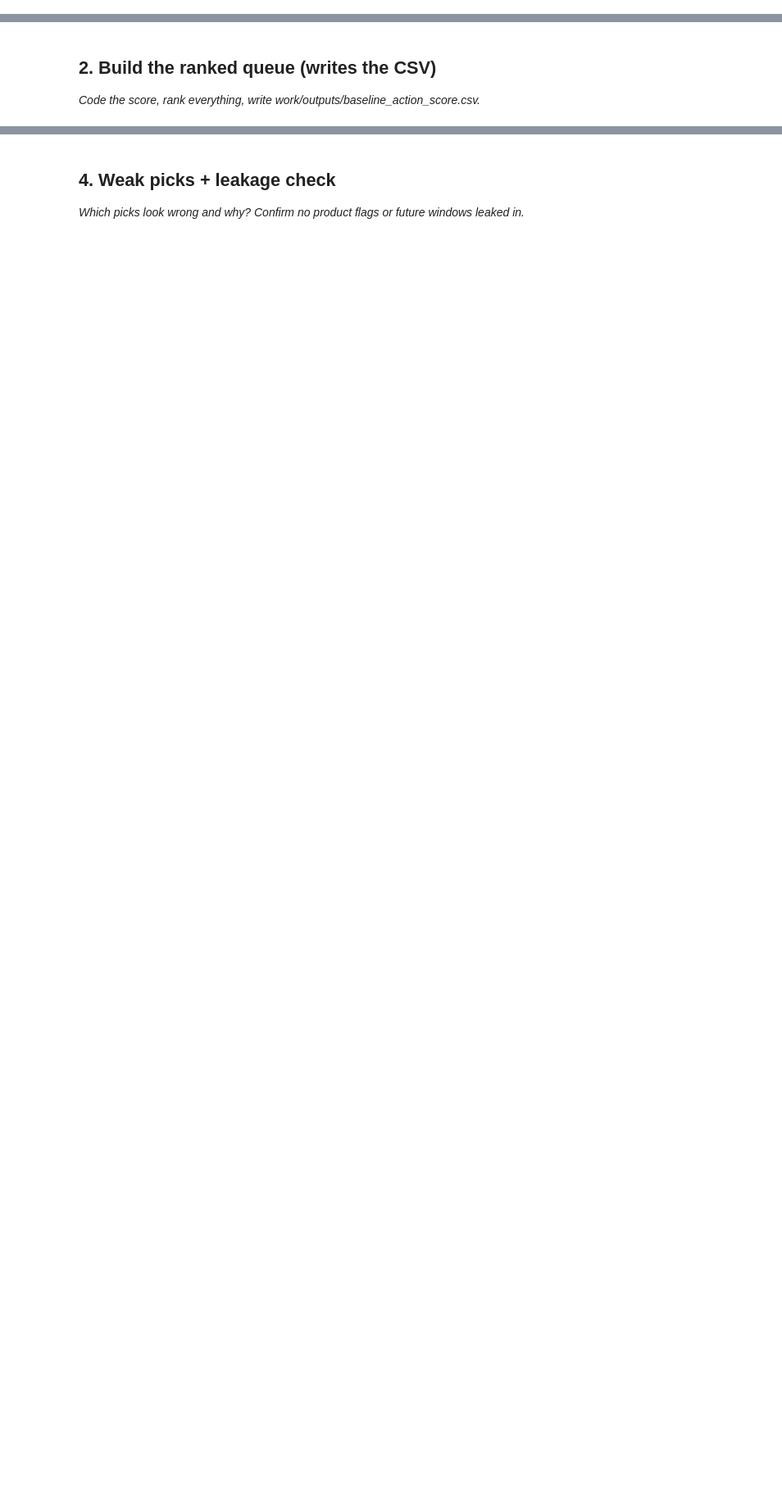
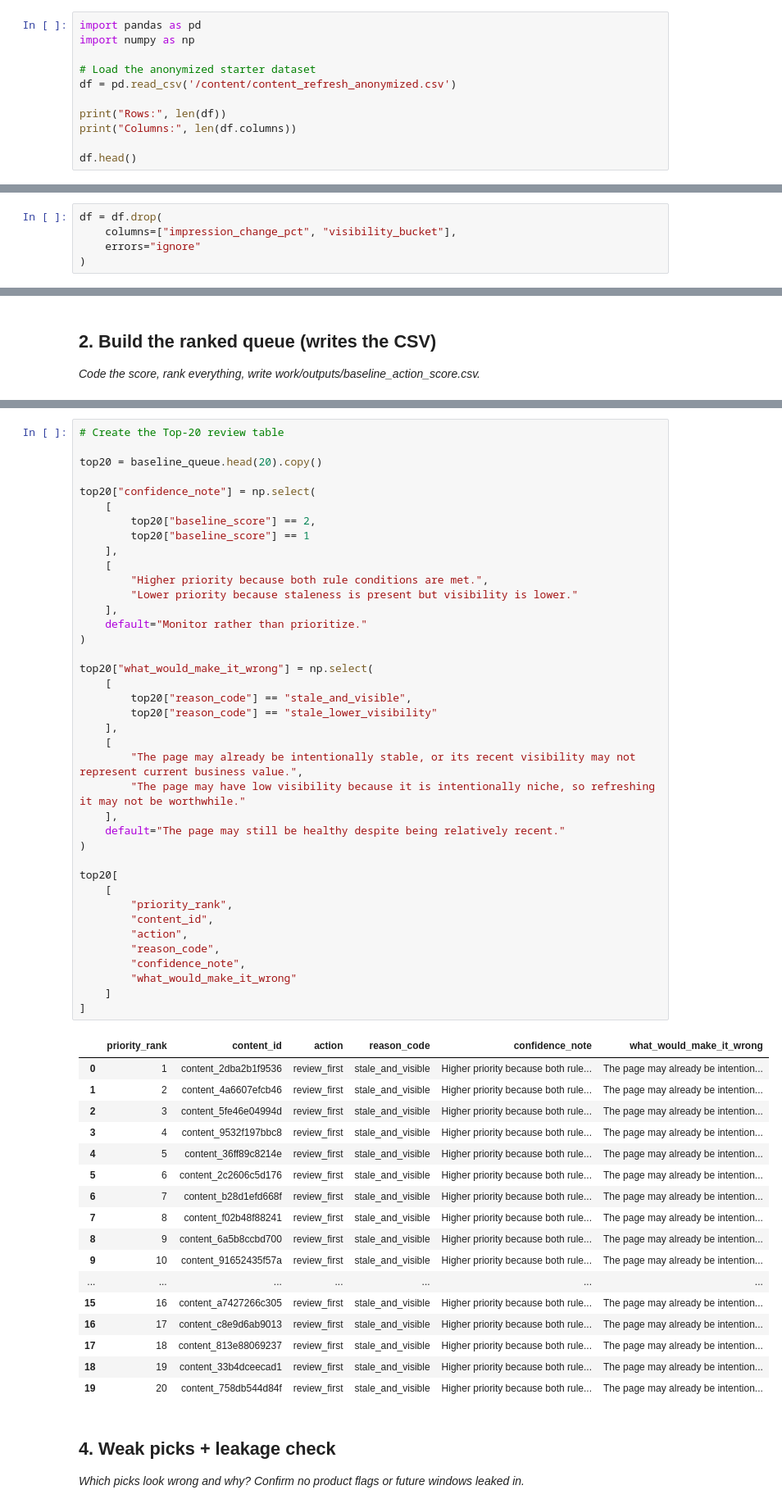
Before and after one commit to ashiba713/flyrank-ml-internship, a Jupyter notebook: work/notebooks/w04_baseline_score.ipynb, the cells around one changed output, grey strips where cells are left out. Shown at 82% size. Cells and saved outputs as stored; diff of their text form; blank space fills up the shorter version.

```diff
--- a/work/notebooks/w04_baseline_score.ipynb
+++ b/work/notebooks/w04_baseline_score.ipynb
@@ -6,3 +6,14 @@
 This skeleton is yours to fill. Work the sections **in order** — each one has a one-line hint. Simple words, honest numbers.
 
 > Working with an AI assistant? Tell it to read `skills/README.md` first and load the one skill this assignment names on its card.
+# %%
+import pandas as pd
+import numpy as np
+
+# Load the anonymized starter dataset
+df = pd.read_csv('/content/content_refresh_anonymized.csv')
+
+print("Rows:", len(df))
+print("Columns:", len(df.columns))
+
+df.head()
@@ -8,0 +175,5 @@ This skeleton is yours to fill. Work the sections **in order** — each one has
+# %%
+df = df.drop(
+    columns=["impression_change_pct", "visibility_bucket"],
+    errors="ignore"
+)
@@ -21,3 +402,60 @@ This skeleton is yours to fill. Work the sections **in order** — each one has
+# %%
+# Create the Top-20 review table
+
+top20 = baseline_queue.head(20).copy()
+
+top20["confidence_note"] = np.select(
+    [
+        top20["baseline_score"] == 2,
+        top20["baseline_score"] == 1
+    ],
+    [
+        "Higher priority because both rule conditions are met.",
+        "Lower priority because staleness is present but visibility is lower."
+    ],
+    default="Monitor rather than prioritize."
+)
+
+top20["what_would_make_it_wrong"] = np.select(
+    [
+        top20["reason_code"] == "stale_and_visible",
+        top20["reason_code"] == "stale_lower_visibility"
+    ],
+    [
+        "The page may already be intentionally stable, or its recent visibility may not represent current business value.",
+        "The page may have low visibility because it is intentionally niche, so refreshing it may not be worthwhile."
+    ],
+    default="The page may still be healthy despite being relatively recent."
+)
+
+top20[
+    [
+        "priority_rank",
+        "content_id",
+        "action",
+        "reason_code",
+        "confidence_note",
+        "what_would_make_it_wrong"
+    ]
+]
+# %% [output]
+|  | priority_rank | content_id | action | reason_code | confidence_note | what_would_make_it_wrong |
+| 0 | 1 | content_2dba2b1f9536 | review_first | stale_and_visible | Higher priority because both rule... | The page may already be intention... |
+| 1 | 2 | content_4a6607efcb46 | review_first | stale_and_visible | Higher priority because both rule... | The page may already be intention... |
+| 2 | 3 | content_5fe46e04994d | review_first | stale_and_visible | Higher priority because both rule... | The page may already be intention... |
+| 3 | 4 | content_9532f197bbc8 | review_first | stale_and_visible | Higher priority because both rule... | The page may already be intention... |
+| 4 | 5 | content_36ff89c8214e | review_first | stale_and_visible | Higher priority because both rule... | The page may already be intention... |
+| 5 | 6 | content_2c2606c5d176 | review_first | stale_and_visible | Higher priority because both rule... | The page may already be intention... |
+| 6 | 7 | content_b28d1efd668f | review_first | stale_and_visible | Higher priority because both rule... | The page may already be intention... |
+| 7 | 8 | content_f02b48f88241 | review_first | stale_and_visible | Higher priority because both rule... | The page may already be intention... |
+| 8 | 9 | content_6a5b8ccbd700 | review_first | stale_and_visible | Higher priority because both rule... | The page may already be intention... |
+| 9 | 10 | content_91652435f57a | review_first | stale_and_visible | Higher priority because both rule... | The page may already be intention... |
+| ... | ... | ... | ... | ... | ... | ... |
+| 15 | 16 | content_a7427266c305 | review_first | stale_and_visible | Higher priority because both rule... | The page may already be intention... |
+| 16 | 17 | content_c8e9d6ab9013 | review_first | stale_and_visible | Higher priority because both rule... | The page may already be intention... |
+| 17 | 18 | content_813e88069237 | review_first | stale_and_visible | Higher priority because both rule... | The page may already be intention... |
+| 18 | 19 | content_33b4dceecad1 | review_first | stale_and_visible | Higher priority because both rule... | The page may already be intention... |
+| 19 | 20 | content_758db544d84f | review_first | stale_and_visible | Higher priority because both rule... | The page may already be intention... |
 # %% [markdown]
 ## 4. Weak picks + leakage check
 
```
Also changed, not shown: parts of 20 cells of this notebook.
